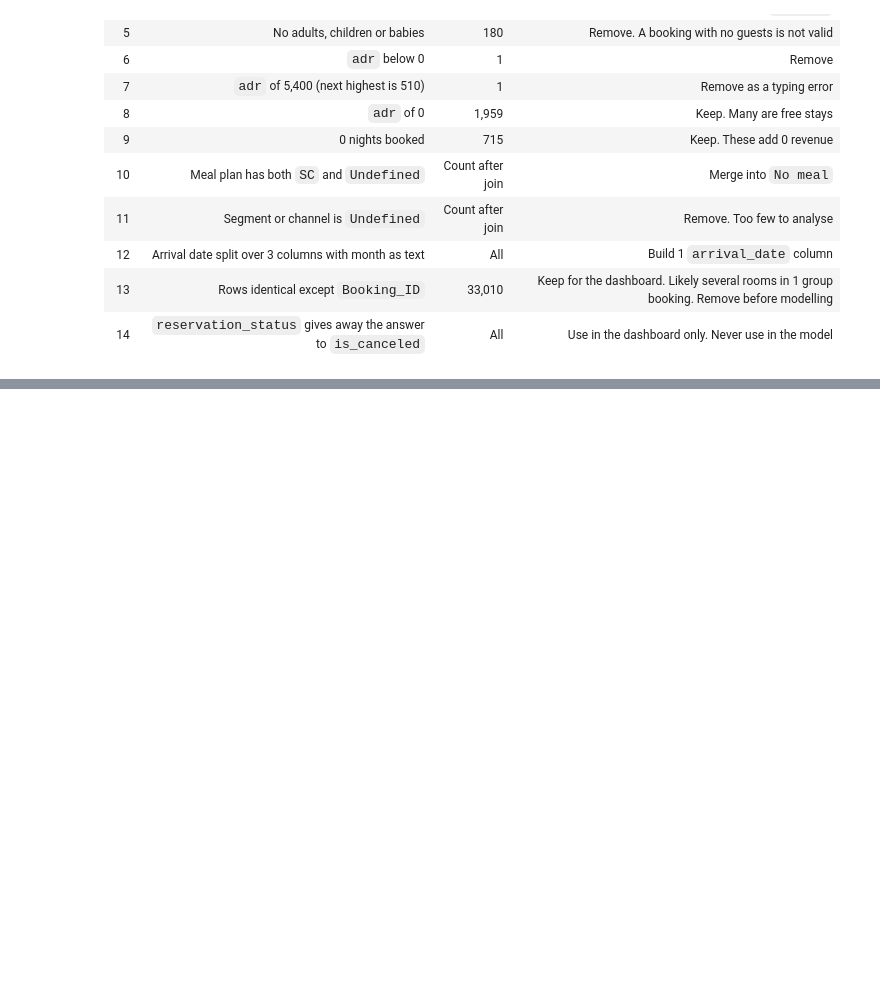
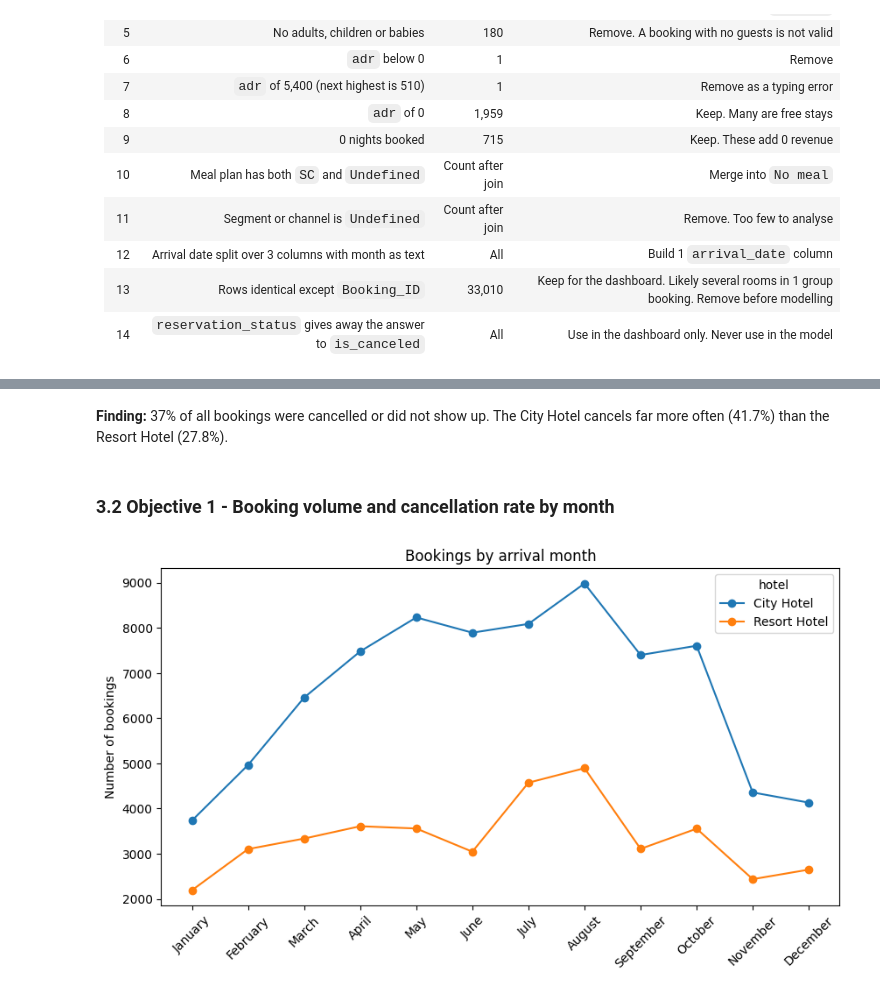
Before and after one commit to ahchu2525/capstone-hosp, a Jupyter notebook: hotel.ipynb, the cells around one changed output, grey strips where cells are left out. Drawn from its saved outputs; the diff is of its cells as text; code cells hidden in the pictures; blank space fills up the shorter version.

```diff
--- a/hotel.ipynb
+++ b/hotel.ipynb
@@ -242,0 +295,16 @@ True
+# %% [markdown]
+**Finding:** 37% of all bookings were cancelled or did not show up. The City Hotel cancels far more often (41.7%) than the Resort Hotel (27.8%).
+# %% [markdown]
+### 3.2 Objective 1 - Booking volume and cancellation rate by month
+# %%
+monthly = df.groupby(['arrival_date_month', 'hotel'])['is_canceled'].count().unstack()
+monthly = monthly.reindex(month_order)
+
+monthly.plot(kind='line', marker='o', figsize=(10, 5))
+plt.title('Bookings by arrival month')
+plt.ylabel('Number of bookings')
+plt.xlabel('')
+plt.xticks(range(12), month_order, rotation=45)
+plt.show()
+# %% [output]
+[figure, added]
```
Also changed, not shown: parts of 29 cells of this notebook.
